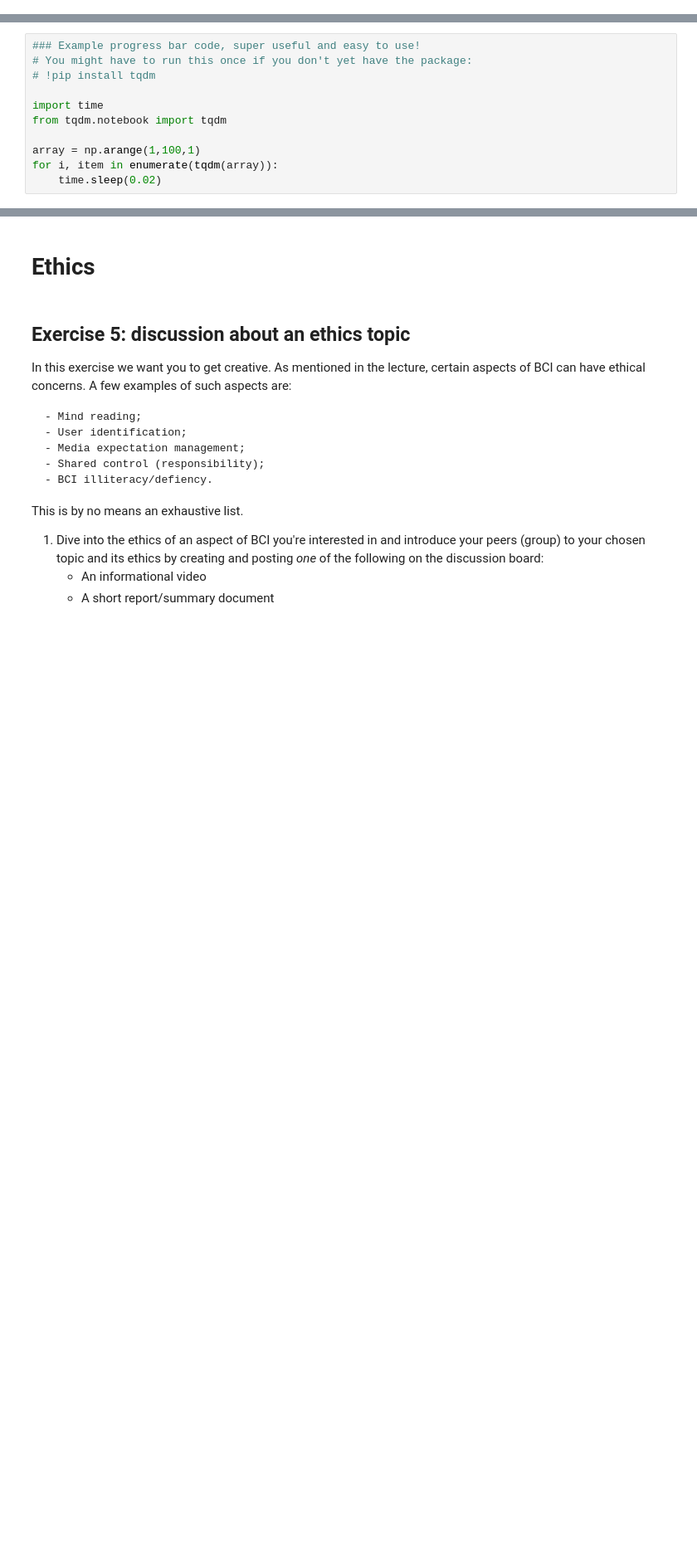
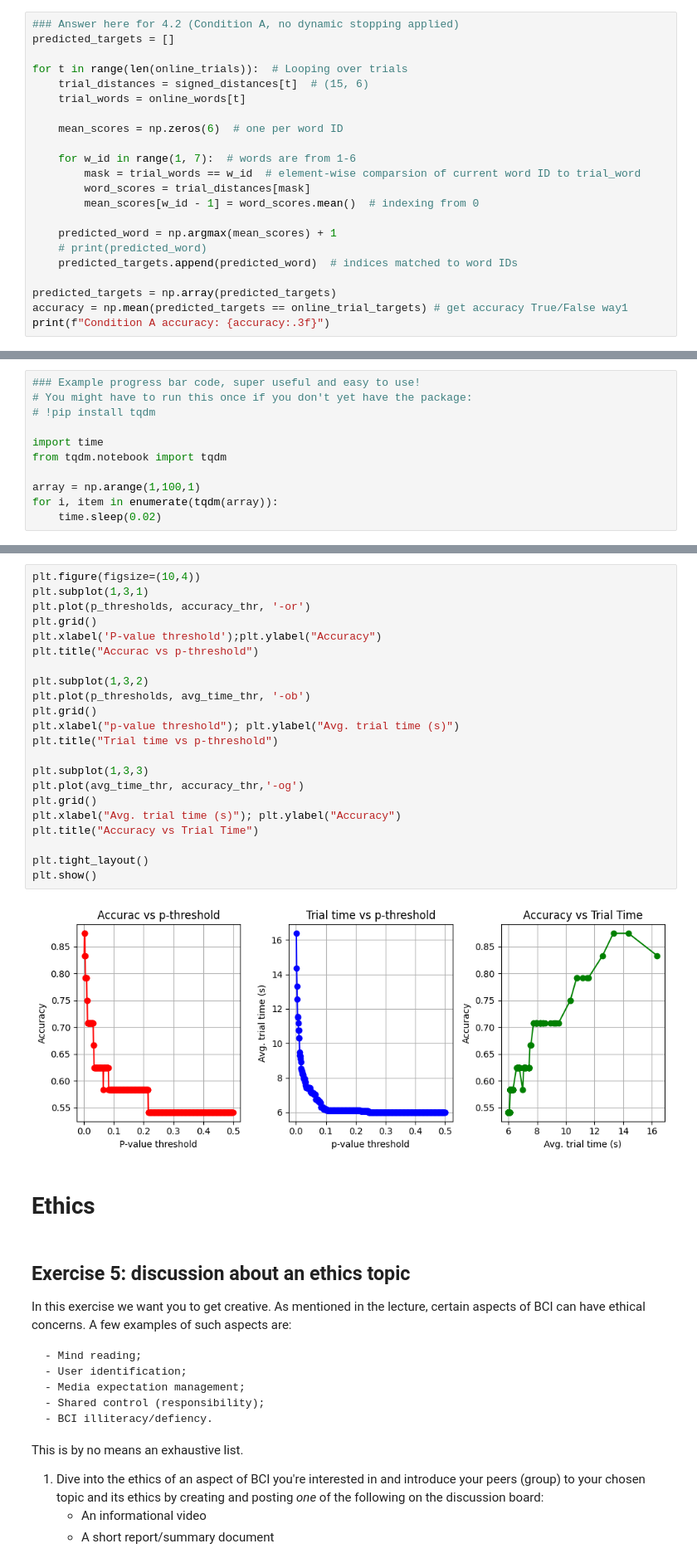
Before and after one commit to pschristodoulou/BCI_course, a Jupyter notebook: Assignments/Assignment7/assignment_07_dynamic_stopping.ipynb, the cells around one changed output, grey strips where cells are left out. Shown at 83% size. Drawn from its saved outputs; the diff is of its cells as text; blank space fills up the shorter version.

```diff
--- a/Assignments/Assignment7/assignment_07_dynamic_stopping.ipynb
+++ b/Assignments/Assignment7/assignment_07_dynamic_stopping.ipynb
@@ -331,0 +370,22 @@ def plot_distribution_comparison(target_distances, non_target_distances):
+# %%
+### Answer here for 4.2 (Condition A, no dynamic stopping applied)
+predicted_targets = []
+
+for t in range(len(online_trials)):  # Looping over trials
+    trial_distances = signed_distances[t]  # (15, 6)
+    trial_words = online_words[t]
+
+    mean_scores = np.zeros(6)  # one per word ID
+
+    for w_id in range(1, 7):  # words are from 1-6
+        mask = trial_words == w_id  # element-wise comparsion of current word ID to trial_word
+        word_scores = trial_distances[mask]
+        mean_scores[w_id - 1] = word_scores.mean()  # indexing from 0
+
+    predicted_word = np.argmax(mean_scores) + 1
+    # print(predicted_word)
+    predicted_targets.append(predicted_word)  # indices matched to word IDs
+
+predicted_targets = np.array(predicted_targets)
+accuracy = np.mean(predicted_targets == online_trial_targets) # get accuracy True/False way1
+print(f"Condition A accuracy: {accuracy:.3f}")
@@ -345,3 +537,27 @@ for i, item in enumerate(tqdm(array)):
+# %%
+plt.figure(figsize=(10,4))
+plt.subplot(1,3,1)
+plt.plot(p_thresholds, accuracy_thr, '-or')
+plt.grid()
+plt.xlabel('P-value threshold');plt.ylabel("Accuracy")
+plt.title("Accurac vs p-threshold")
+
+plt.subplot(1,3,2)
+plt.plot(p_thresholds, avg_time_thr, '-ob')
+plt.grid()
+plt.xlabel("p-value threshold"); plt.ylabel("Avg. trial time (s)")
+plt.title("Trial time vs p-threshold")
+
+plt.subplot(1,3,3)
+plt.plot(avg_time_thr, accuracy_thr,'-og')
+plt.grid()
+plt.xlabel("Avg. trial time (s)"); plt.ylabel("Accuracy")
+plt.title("Accuracy vs Trial Time")
+
+plt.tight_layout()
+plt.show()
+# %% [output]
+[figure, added]
 # %% [markdown]
 # Ethics
 # %% [markdown]
```
Also changed, not shown: parts of 13 cells of this notebook, 2 other files.
